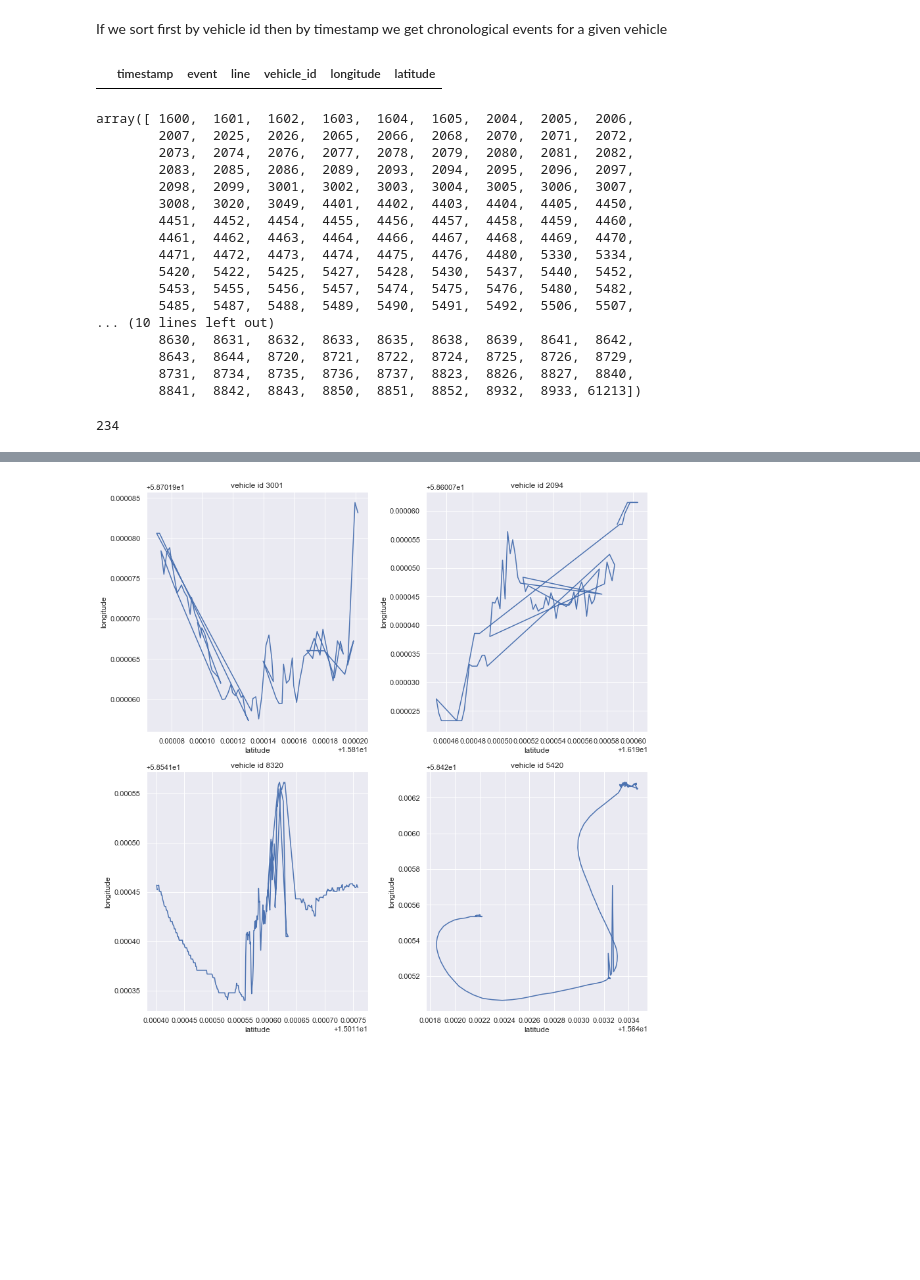
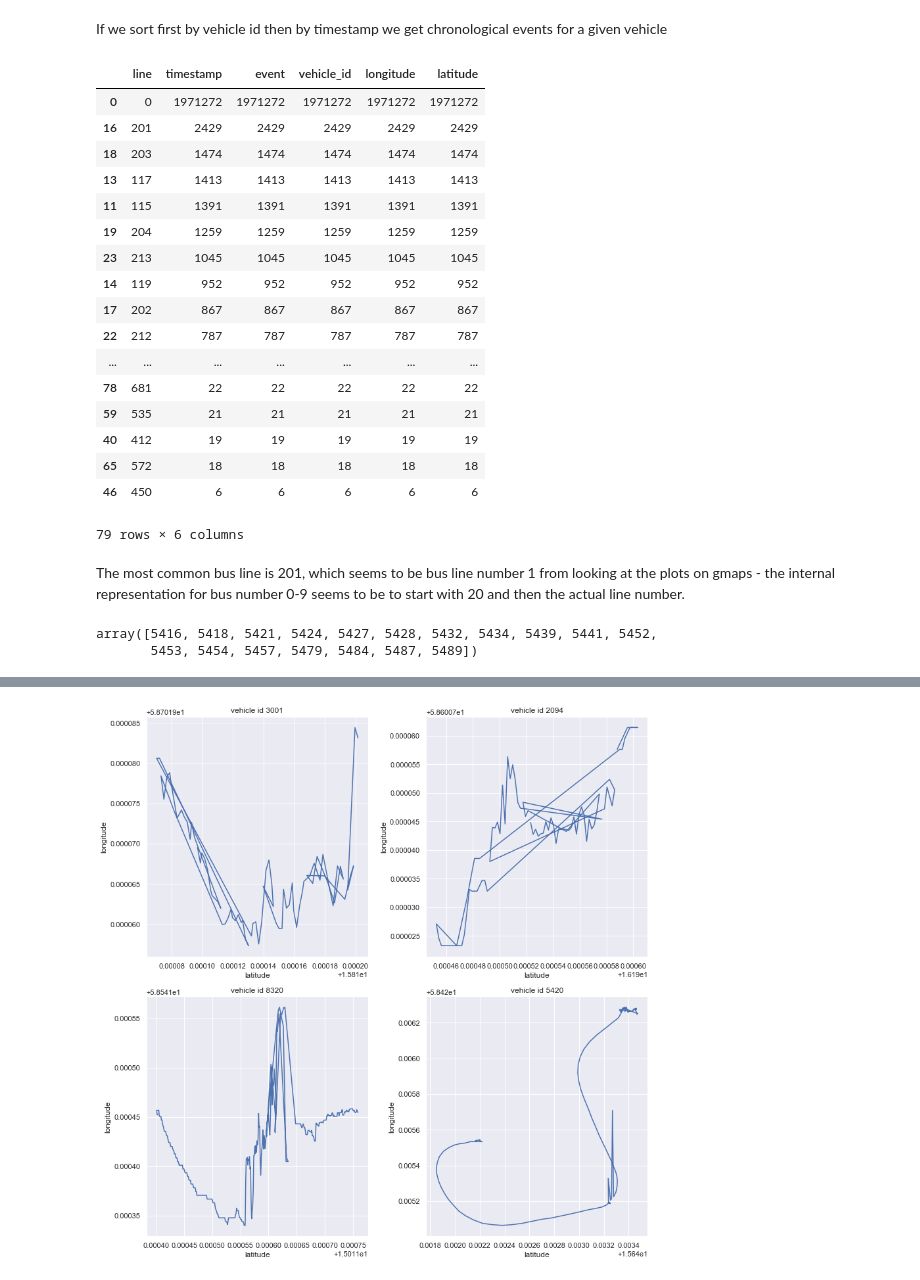
Before and after one commit to M20190649/TDDE19-bus-arrival-time, a Jupyter notebook: log_parsing.ipynb, the cells around one changed output, grey strips where cells are left out. Drawn from its saved outputs; the diff is of its cells as text; code cells hidden in the pictures; blank space fills up the shorter version.

```diff
--- a/log_parsing.ipynb
+++ b/log_parsing.ipynb
@@ -153,33 +123,33 @@ df = pickle.load(open('20180216-5.p', 'rb'))
 If we sort first by vehicle id then by timestamp we get chronological events for a given vehicle
 # %%
 df = df.sort_values(['vehicle_id', 'timestamp'])
+# %%
+grouped = df.groupby('line').count().reset_index()
+# %%
+grouped.sort_values('event', ascending=False)
+# %% [output]
+|  | line | timestamp | event | vehicle_id | longitude | latitude |
+| 0 | 0 | 1971272 | 1971272 | 1971272 | 1971272 | 1971272 |
+| 16 | 201 | 2429 | 2429 | 2429 | 2429 | 2429 |
+| 18 | 203 | 1474 | 1474 | 1474 | 1474 | 1474 |
+| 13 | 117 | 1413 | 1413 | 1413 | 1413 | 1413 |
+| 11 | 115 | 1391 | 1391 | 1391 | 1391 | 1391 |
+| 19 | 204 | 1259 | 1259 | 1259 | 1259 | 1259 |
+| 23 | 213 | 1045 | 1045 | 1045 | 1045 | 1045 |
+| 14 | 119 | 952 | 952 | 952 | 952 | 952 |
+| 17 | 202 | 867 | 867 | 867 | 867 | 867 |
+| 22 | 212 | 787 | 787 | 787 | 787 | 787 |
+| ... | ... | ... | ... | ... | ... | ... |
+| 78 | 681 | 22 | 22 | 22 | 22 | 22 |
+| 59 | 535 | 21 | 21 | 21 | 21 | 21 |
+| 40 | 412 | 19 | 19 | 19 | 19 | 19 |
+| 65 | 572 | 18 | 18 | 18 | 18 | 18 |
+| 46 | 450 | 6 | 6 | 6 | 6 | 6 |
+79 rows × 6 columns
+# %% [markdown]
+The most common bus line is 201, which seems to be bus line number 1 from looking at the plots on gmaps - the internal representation for bus number 0-9 seems to be to start with 20 and then the actual line number.
 # %%
-df[df['line'] != 0]
+df[(df['line'] == 203)]['vehicle_id'].unique()
 # %% [output]
-|  | timestamp | event | line | vehicle_id | longitude | latitude |
+array([5416, 5418, 5421, 5424, 5427, 5428, 5432, 5434, 5439, 5441, 5452,
+       5453, 5454, 5457, 5479, 5484, 5487, 5489])
-# %%
-# our unique vehicles in this slice of the log
-df['vehicle_id'].unique()
-# %% [output]
-array([ 1600,  1601,  1602,  1603,  1604,  1605,  2004,  2005,  2006,
-        2007,  2025,  2026,  2065,  2066,  2068,  2070,  2071,  2072,
-        2073,  2074,  2076,  2077,  2078,  2079,  2080,  2081,  2082,
-        2083,  2085,  2086,  2089,  2093,  2094,  2095,  2096,  2097,
-        2098,  2099,  3001,  3002,  3003,  3004,  3005,  3006,  3007,
-        3008,  3020,  3049,  4401,  4402,  4403,  4404,  4405,  4450,
-        4451,  4452,  4454,  4455,  4456,  4457,  4458,  4459,  4460,
-        4461,  4462,  4463,  4464,  4466,  4467,  4468,  4469,  4470,
-        4471,  4472,  4473,  4474,  4475,  4476,  4480,  5330,  5334,
-        5420,  5422,  5425,  5427,  5428,  5430,  5437,  5440,  5452,
-        5453,  5455,  5456,  5457,  5474,  5475,  5476,  5480,  5482,
-        5485,  5487,  5488,  5489,  5490,  5491,  5492,  5506,  5507,
-... (10 lines left out)
-        8630,  8631,  8632,  8633,  8635,  8638,  8639,  8641,  8642,
-        8643,  8644,  8720,  8721,  8722,  8724,  8725,  8726,  8729,
-        8731,  8734,  8735,  8736,  8737,  8823,  8826,  8827,  8840,
-        8841,  8842,  8843,  8850,  8851,  8852,  8932,  8933, 61213])
-# %%
-# 234 unique vehicles..
-len(df['vehicle_id'].unique())
-# %% [output]
-234
```
Also changed, not shown: parts of 26 cells of this notebook.
